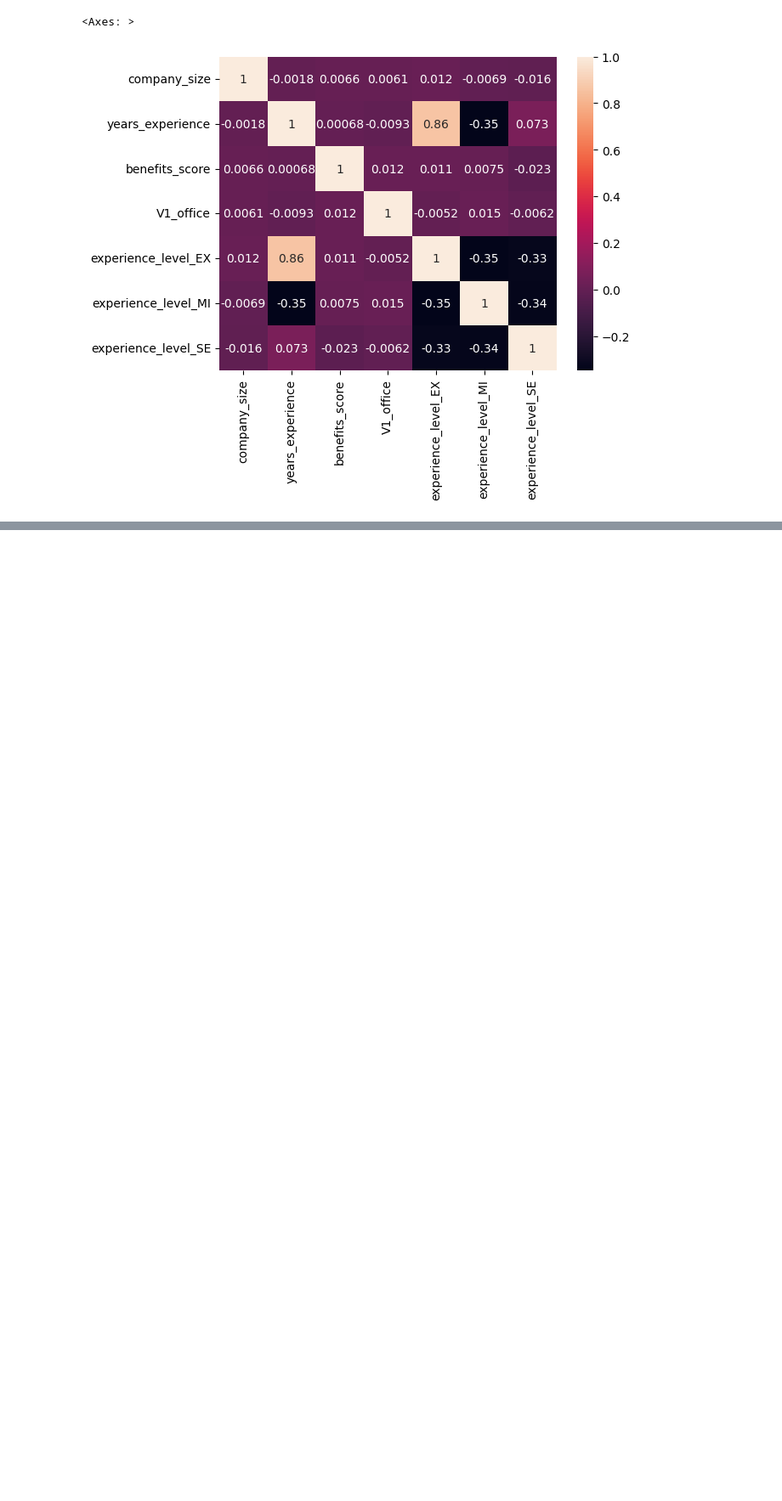
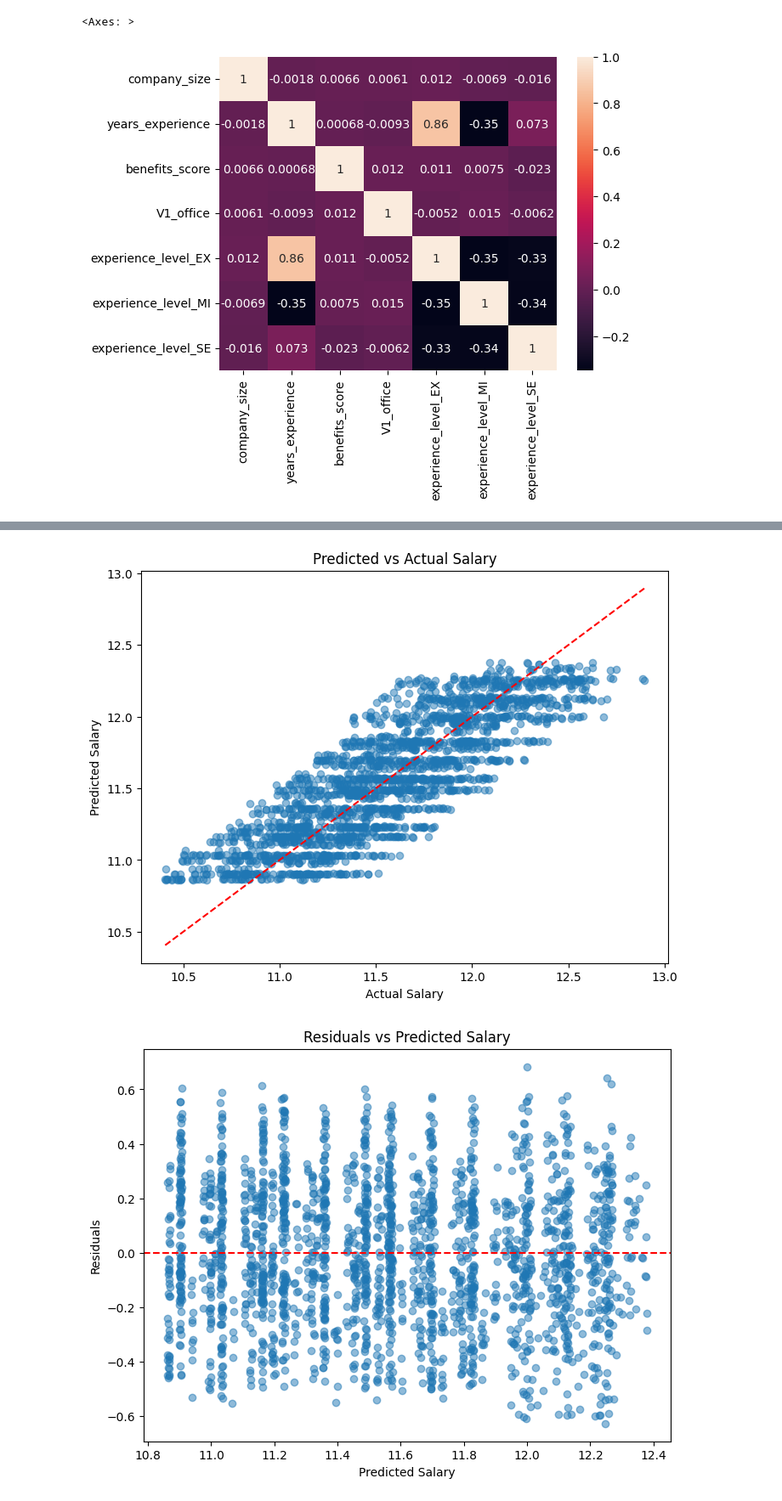
Before and after one commit to tommakesmusic/Ai_Salary_data, a Jupyter notebook: Linear Regression Salary.ipynb, the cells around one changed output, grey strips where cells are left out. Shown at 85% size. Cells and saved outputs as stored; diff of their text form; code cells hidden in the pictures; blank space fills up the shorter version.

```diff
--- a/Linear Regression Salary.ipynb
+++ b/Linear Regression Salary.ipynb
@@ -360,0 +410,22 @@ sb.heatmap(corr_mat, annot = True)
+# %%
+# 1. Predicted vs Actual
+plt.figure(figsize=(8,6))
+plt.scatter(y_test, y_predict, alpha=0.5)
+plt.plot([y_test.min(), y_test.max()], [y_test.min(), y_test.max()], 'r--')
+plt.xlabel('Actual Salary')
+plt.ylabel('Predicted Salary')
+plt.title('Predicted vs Actual Salary')
+plt.show()
+
+# 2. Residuals Plot
+residuals = y_test - y_predict
+plt.figure(figsize=(8,6))
+plt.scatter(y_predict, residuals, alpha=0.5)
+plt.axhline(0, color='red', linestyle='--')
+plt.xlabel('Predicted Salary')
+plt.ylabel('Residuals')
+plt.title('Residuals vs Predicted Salary')
+plt.show()
+# %% [output]
+[figure, added]
+[figure, added]
```
Also changed, not shown: parts of 7 cells of this notebook.
